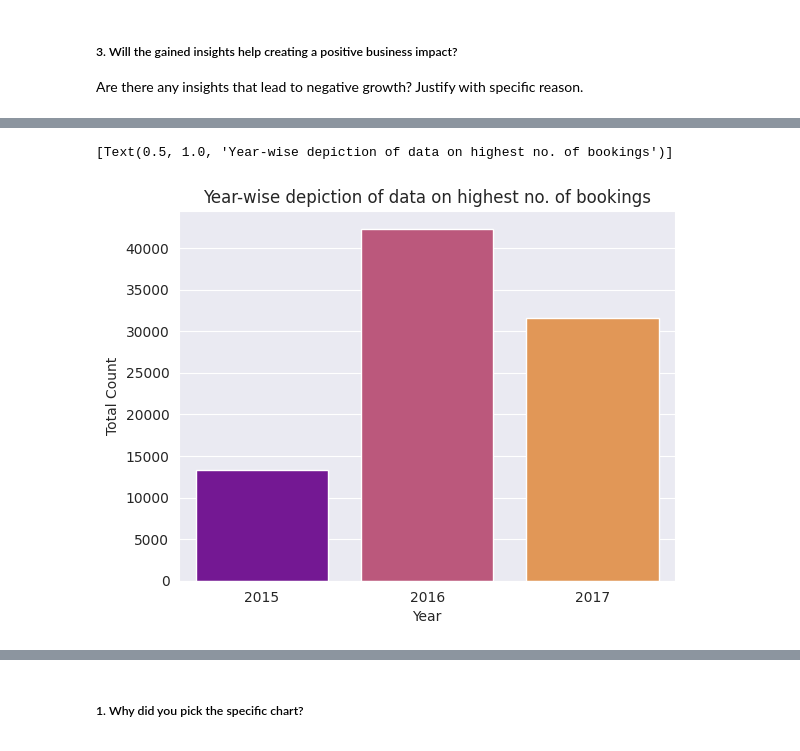
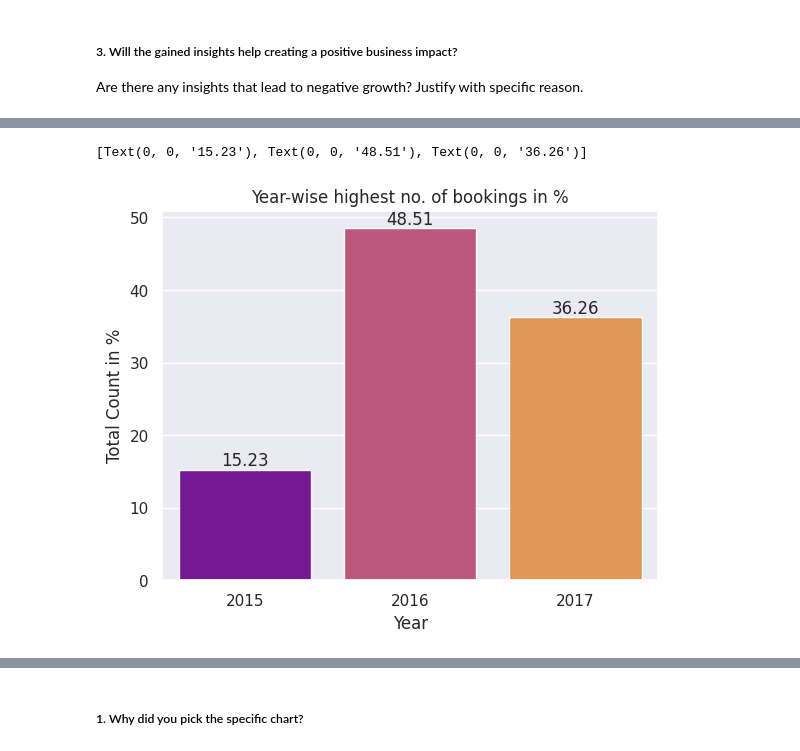
Before and after one commit to gautamdhanrajnemmaniwar/Hotel_Booking_Analysis_EDA, a Jupyter notebook: Hotel_Booking_Analysis_(EDA).ipynb, the cells around one changed output, grey strips where cells are left out. Cells and saved outputs as stored; diff of their text form; code cells hidden in the pictures.

```diff
--- a/Hotel_Booking_Analysis_(EDA).ipynb
+++ b/Hotel_Booking_Analysis_(EDA).ipynb
@@ -818,23 +982,19 @@ Certainly, because traditionally, hotel reservation was not an easy task for the
-# %%
-#Let's check year-wise & month-wise bookings.
-#Let's convert three columns-> year, month and day in standard date-time format.
-hotel_df['Arrival_Date'] = hotel_df['arrival_date_month'] + '-' + hotel_df['arrival_date_year'].astype(str) + '-' + hotel_df['arrival_date_day_of_month'].astype(str)
-hotel_df['Arrival_Date'] = pd.to_datetime(hotel_df['Arrival_Date'], errors='coerce')
 # %%
-#Later let's extract only year & month values to plot a chart.
+# Let's find out year-wise & month-wise values in %
 
-#For Year
-hotel_df['Year'] = hotel_df['Arrival_Date'].dt.strftime('%Y')
-year_wise = pd.DataFrame(hotel_df['Year'].value_counts().head().reset_index())
-year_wise.columns = ['Year', 'Total Count']
-year_wise_sorted = year_wise.sort_values(by= ['Year'])
+# For Year
+year_wise = pd.DataFrame(hotel_df['arrival_date'].dt.strftime('%Y').value_counts(normalize = True).head().reset_index())
+year_wise.columns = ['Year', 'Total Count in %']
+year_wise['Total Count in %'] = round(100 * year_wise['Total Count in %'], 2)
+year_wise_sorted = year_wise.sort_values(by = ['Year'])
+
 print(f"Year-wise Table\n{year_wise_sorted}")
 
-#For Months
-hotel_df['Month'] = hotel_df['Arrival_Date'].dt.strftime('%m')
-month_wise = pd.DataFrame(hotel_df['Month'].value_counts().reset_index())
-month_wise.columns = ['Month', 'Total Count']
-month_wise_sorted = month_wise.sort_values(by= ['Month'])
+# For Months
+month_wise = pd.DataFrame(hotel_df['arrival_date'].dt.strftime('%m').value_counts(normalize = True).reset_index())
+month_wise.columns = ['Month', 'Total Count in %']
+month_wise['Total Count in %'] = round(100 * month_wise['Total Count in %'], 2)
+month_wise_sorted = month_wise.sort_values(by = ['Month'])
 print(f"\nMonth-wise Table\n{month_wise_sorted}")
 # %% [output]
 Year-wise Table
@@ -860,11 +1020,18 @@ Month-wise Table
 # %%
-#Let's visualize year-wise data using Bar graph.
-# set the background style of the plot
+# Let's visualize year-wise data using Bar graph
+
+# Set the background style of the plot
 sns.set_style('darkgrid')
 
-# plot the graph using the default estimator mean
-sns.barplot(x ='Year', y ='Total Count', data = year_wise_sorted, palette ='plasma').set(title= "Year-wise depiction of data on highest no. of bookings")
+# Plot the graph using the seaborn bar plot
+ax = sns.barplot(x ='Year', y ='Total Count in %', data = year_wise_sorted, palette ='plasma')
+
+# Add title to the graph
+plt.title('Year-wise highest no. of bookings in %')
+
+# Simply assign the bar values to each bar and display the plot
+ax.bar_label(ax.containers[0])
 # %% [output]
-[Text(0.5, 1.0, 'Year-wise depiction of data on highest no. of bookings')]
+[Text(0, 0, '15.23'), Text(0, 0, '48.51'), Text(0, 0, '36.26')]
-[figure, old version]
+[figure, new version]
 # %%
```
Also changed, not shown: parts of 96 cells of this notebook.
